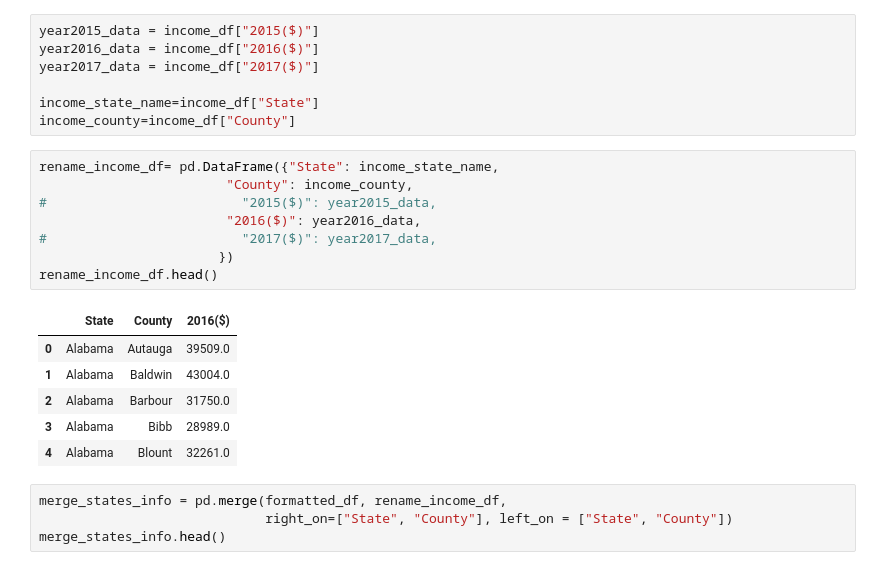
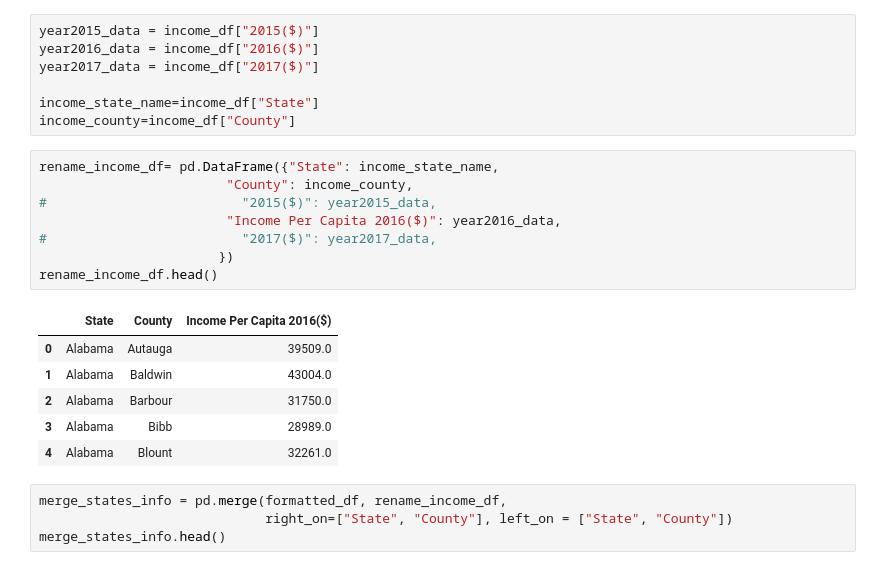
Before and after one commit to emilou1981/Group_Project_1, a Jupyter notebook: US County Obesity and Possible Linkages-Emily-Copy1.ipynb, the cells around one changed output. Saved outputs shown, nothing was run; the diff lists cells and outputs as text.

```diff
--- a/US County Obesity and Possible Linkages-Emily-Copy1.ipynb
+++ b/US County Obesity and Possible Linkages-Emily-Copy1.ipynb
@@ -124,13 +124,13 @@ income_county=income_df["County"]
 # %%
 rename_income_df= pd.DataFrame({"State": income_state_name,
                         "County": income_county,
 #                         "2015($)": year2015_data,
-                        "2016($)": year2016_data,
+                        "Income Per Capita 2016($)": year2016_data,
 #                         "2017($)": year2017_data,
                        })
 rename_income_df.head()
 # %% [output]
-|  | State | County | 2016($) |
+|  | State | County | Income Per Capita 2016($) |
 | 0 | Alabama | Autauga | 39509.0 |
 | 1 | Alabama | Baldwin | 43004.0 |
 | 2 | Alabama | Barbour | 31750.0 |
```
Also changed, not shown: parts of 7 cells of this notebook, 2 other files.
